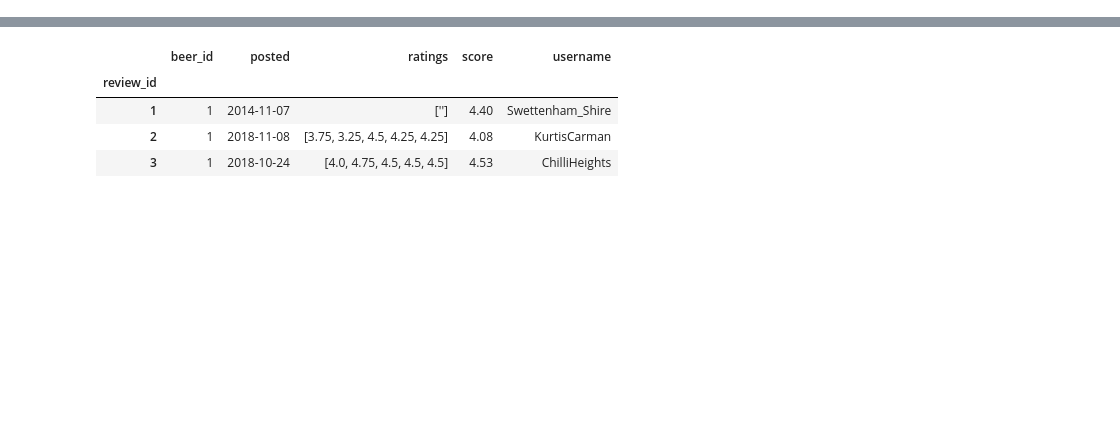
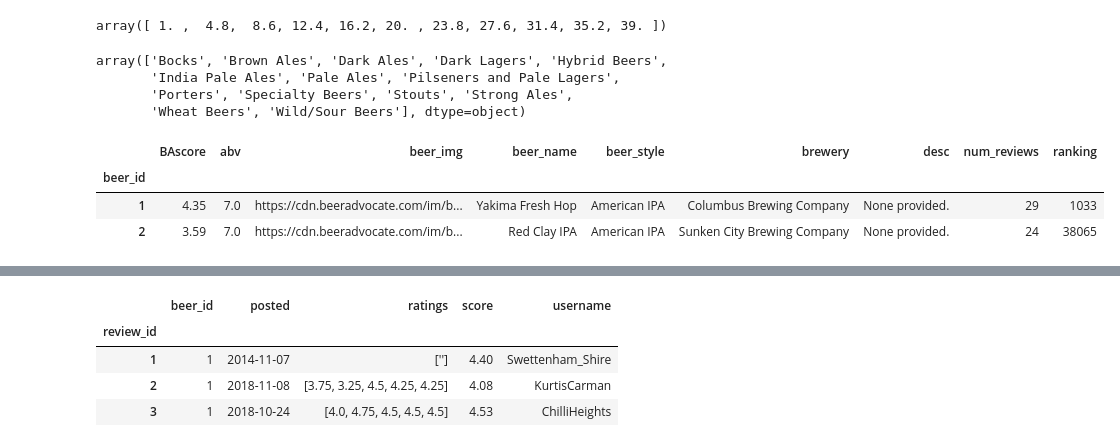
Before and after one commit to charliesusername/Beer-Advisor, a Jupyter notebook: beer_advisor/Beer_Advisor_Early.ipynb, the cells around one changed output, grey strips where cells are left out. Drawn from its saved outputs; the diff is of its cells as text; code cells hidden in the pictures; blank space fills up the shorter version.

```diff
--- a/beer_advisor/Beer_Advisor_Early.ipynb
+++ b/beer_advisor/Beer_Advisor_Early.ipynb
@@ -18,3 +13,5 @@ import datetime
 reviews = pd.read_csv('data/beer_ratings.csv').drop('Unnamed: 0',axis = 1).set_index('review_id')
 reviews.posted = pd.to_datetime(reviews.posted)
 beers = pd.read_csv('data/beer_info.csv').drop('Unnamed: 0',axis=1).set_index('beer_id')
+family_lookup = pd.read_csv('data/beer_family_lookup.csv').drop('idx',axis=1)
+beers = pd.merge(beers,family_lookup,on='beer_style')
@@ -21,3 +92,21 @@ beers = pd.read_csv('data/beer_info.csv').drop('Unnamed: 0',axis=1).set_index('b
+# %%
+np.linspace(1,39,11)
+# %% [output]
+array([ 1. ,  4.8,  8.6, 12.4, 16.2, 20. , 23.8, 27.6, 31.4, 35.2, 39. ])
+# %%
+styles
+# %% [output]
+array(['Bocks', 'Brown Ales', 'Dark Ales', 'Dark Lagers', 'Hybrid Beers',
+       'India Pale Ales', 'Pale Ales', 'Pilseners and Pale Lagers',
+       'Porters', 'Specialty Beers', 'Stouts', 'Strong Ales',
+       'Wheat Beers', 'Wild/Sour Beers'], dtype=object)
+# %%
+beers.head(2)
+# %% [output]
+|  | BAscore | abv | beer_img | beer_name | beer_style | brewery | desc | num_reviews | ranking |
+| beer_id |  |  |  |  |  |  |  |  |  |
+| 1 | 4.35 | 7.0 | https://cdn.beeradvocate.com/im/b... | Yakima Fresh Hop | American IPA | Columbus Brewing Company | None provided. | 29 | 1033 |
+| 2 | 3.59 | 7.0 | https://cdn.beeradvocate.com/im/b... | Red Clay IPA | American IPA | Sunken City Brewing Company | None provided. | 24 | 38065 |
 # %%
 ## Plot counts per day
 ts = reviews.reset_index().posted.value_counts().index
```
Also changed, not shown: parts of 7 cells of this notebook, 24 other files.
